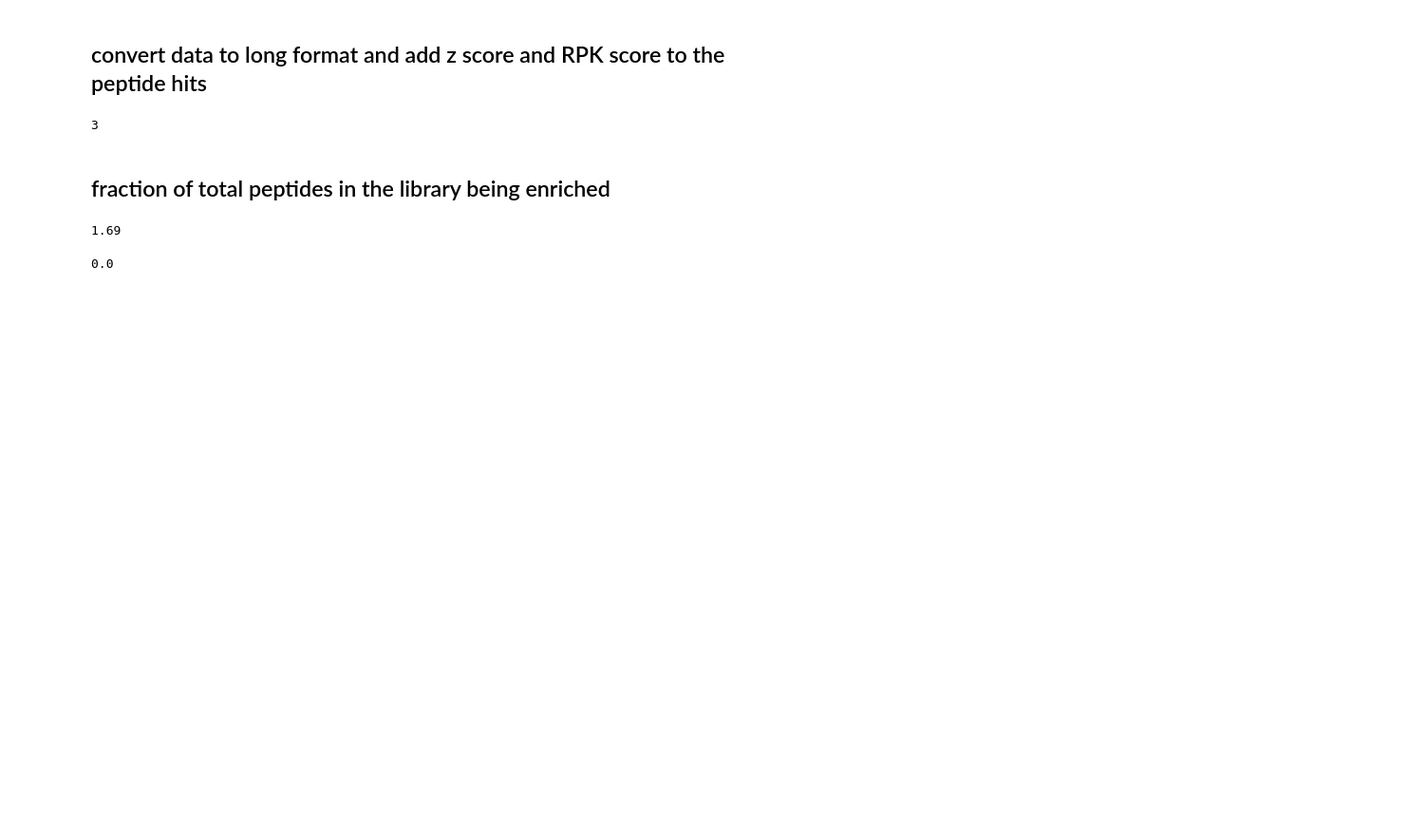
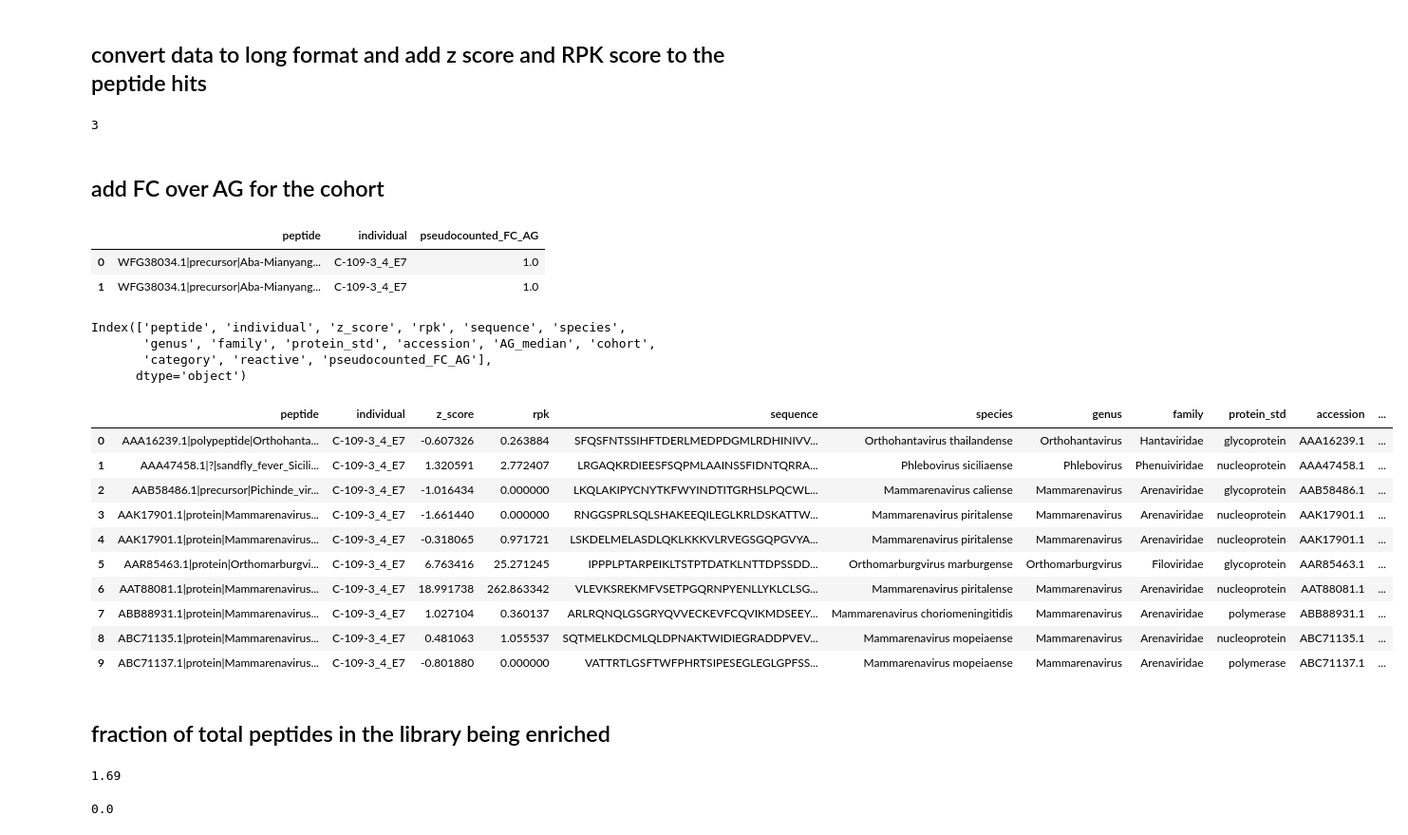
Before and after one commit to sporak577/lasv_phipseq_2026, a Jupyter notebook: peptide_hitcalling_w_sensitivity_specificity.ipynb, the cells around one changed output. Shown at 95% size. Saved outputs shown, nothing was run; the diff lists cells and outputs as text; code cells hidden in the pictures; blank space fills up the shorter version.

```diff
--- a/peptide_hitcalling_w_sensitivity_specificity.ipynb
+++ b/peptide_hitcalling_w_sensitivity_specificity.ipynb
@@ -193,0 +203,2 @@ hits = hits.merge(peps_metadata, on='peptide', how='left')
+# %%
+hits = hits.merge(df_ag_median.reset_index(), on='peptide', how='left')
@@ -266,7 +296,7 @@ long = long.merge(
     hits[
         [
             'peptide', 'sequence', 'species', 'genus', 'family',
-            'protein_std', 'accession'
+            'protein_std', 'accession', 'AG_median'
         ]
     ].drop_duplicates('peptide'),
     on='peptide',
@@ -299,4 +329,37 @@ long['reactive'] = long['z_score'] > Z_THRESH
 print(long['category'].nunique())
 # %% [output]
 3
+# %% [markdown]
+## add FC over AG for the cohort
+# %%
+df_sl_cohort_fc_ag_wide = pd.melt(df_sl_cohort_fc_ag.reset_index(), id_vars='peptide', var_name='individual', value_name='pseudocounted_FC_AG')
+# %%
+df_sl_cohort_fc_ag_wide.head(2)
+# %% [output]
+|  | peptide | individual | pseudocounted_FC_AG |
+| 0 | WFG38034.1|precursor|Aba-Mianyang... | C-109-3_4_E7 | 1.0 |
+| 1 | WFG38034.1|precursor|Aba-Mianyang... | C-109-3_4_E7 | 1.0 |
+# %%
+long = long.merge(df_sl_cohort_fc_ag_wide, on = ['peptide', 'individual'], how='left')
+# %%
+long.columns
+# %% [output]
+Index(['peptide', 'individual', 'z_score', 'rpk', 'sequence', 'species',
+       'genus', 'family', 'protein_std', 'accession', 'AG_median', 'cohort',
+       'category', 'reactive', 'pseudocounted_FC_AG'],
+      dtype='object')
+# %%
+long.head(10)
+# %% [output]
+|  | peptide | individual | z_score | rpk | sequence | species | genus | family | protein_std | accession | ... |
+| 0 | AAA16239.1|polypeptide|Orthohanta... | C-109-3_4_E7 | -0.607326 | 0.263884 | SFQSFNTSSIHFTDERLMEDPDGMLRDHINIVV... | Orthohantavirus thailandense | Orthohantavirus | Hantaviridae | glycoprotein | AAA16239.1 | ... |
+| 1 | AAA47458.1|?|sandfly_fever_Sicili... | C-109-3_4_E7 | 1.320591 | 2.772407 | LRGAQKRDIEESFSQPMLAAINSSFIDNTQRRA... | Phlebovirus siciliaense | Phlebovirus | Phenuiviridae | nucleoprotein | AAA47458.1 | ... |
+| 2 | AAB58486.1|precursor|Pichinde_vir... | C-109-3_4_E7 | -1.016434 | 0.000000 | LKQLAKIPYCNYTKFWYINDTITGRHSLPQCWL... | Mammarenavirus caliense | Mammarenavirus | Arenaviridae | glycoprotein | AAB58486.1 | ... |
+| 3 | AAK17901.1|protein|Mammarenavirus... | C-109-3_4_E7 | -1.661440 | 0.000000 | RNGGSPRLSQLSHAKEEQILEGLKRLDSKATTW... | Mammarenavirus piritalense | Mammarenavirus | Arenaviridae | nucleoprotein | AAK17901.1 | ... |
+| 4 | AAK17901.1|protein|Mammarenavirus... | C-109-3_4_E7 | -0.318065 | 0.971721 | LSKDELMELASDLQKLKKKVLRVEGSGQPGVYA... | Mammarenavirus piritalense | Mammarenavirus | Arenaviridae | nucleoprotein | AAK17901.1 | ... |
+| 5 | AAR85463.1|protein|Orthomarburgvi... | C-109-3_4_E7 | 6.763416 | 25.271245 | IPPPLPTARPEIKLTSTPTDATKLNTTDPSSDD... | Orthomarburgvirus marburgense | Orthomarburgvirus | Filoviridae | glycoprotein | AAR85463.1 | ... |
+| 6 | AAT88081.1|protein|Mammarenavirus... | C-109-3_4_E7 | 18.991738 | 262.863342 | VLEVKSREKMFVSETPGQRNPYENLLYKLCLSG... | Mammarenavirus piritalense | Mammarenavirus | Arenaviridae | nucleoprotein | AAT88081.1 | ... |
+| 7 | ABB88931.1|protein|Mammarenavirus... | C-109-3_4_E7 | 1.027104 | 0.360137 | ARLRQNQLGSGRYQVVECKEVFCQVIKMDSEEY... | Mammarenavirus choriomeningitidis | Mammarenavirus | Arenaviridae | polymerase | ABB88931.1 | ... |
+| 8 | ABC71135.1|protein|Mammarenavirus... | C-109-3_4_E7 | 0.481063 | 1.055537 | SQTMELKDCMLQLDPNAKTWIDIEGRADDPVEV... | Mammarenavirus mopeiaense | Mammarenavirus | Arenaviridae | nucleoprotein | ABC71135.1 | ... |
+| 9 | ABC71137.1|protein|Mammarenavirus... | C-109-3_4_E7 | -0.801880 | 0.000000 | VATTRTLGSFTWFPHRTSIPESEGLEGLGPFSS... | Mammarenavirus mopeiaense | Mammarenavirus | Arenaviridae | polymerase | ABC71137.1 | ... |
 # %%
```
Also changed, not shown: parts of 7 cells of this notebook, 10 other files.
